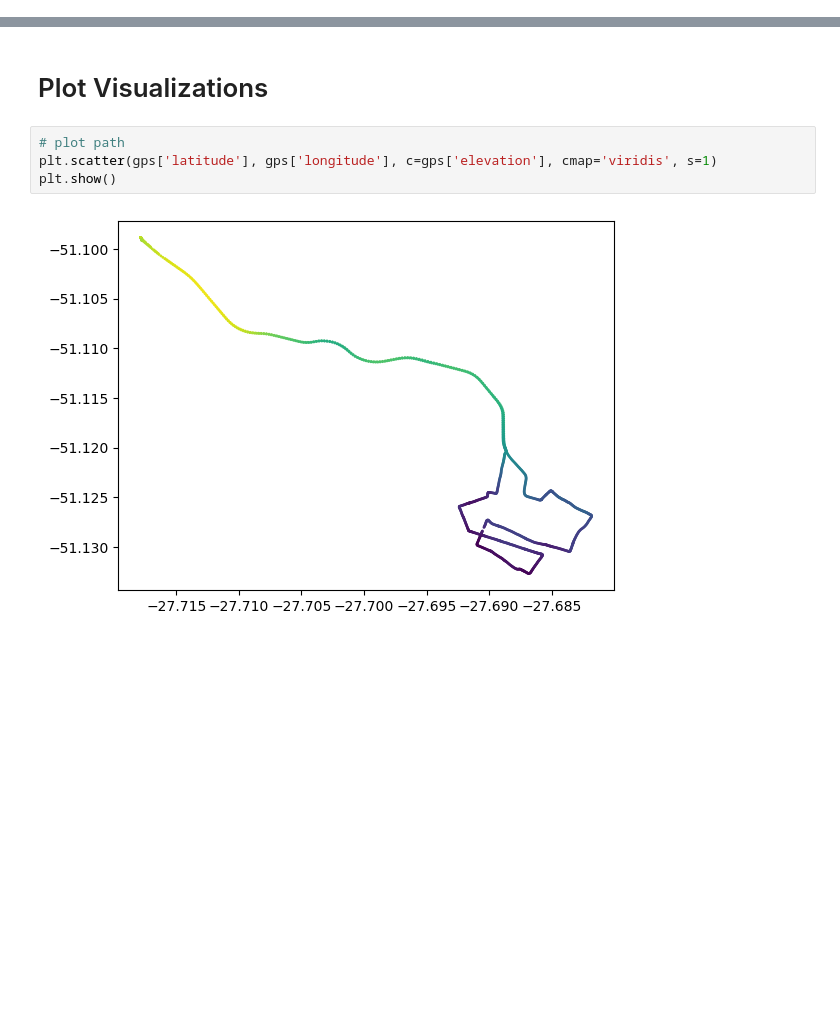
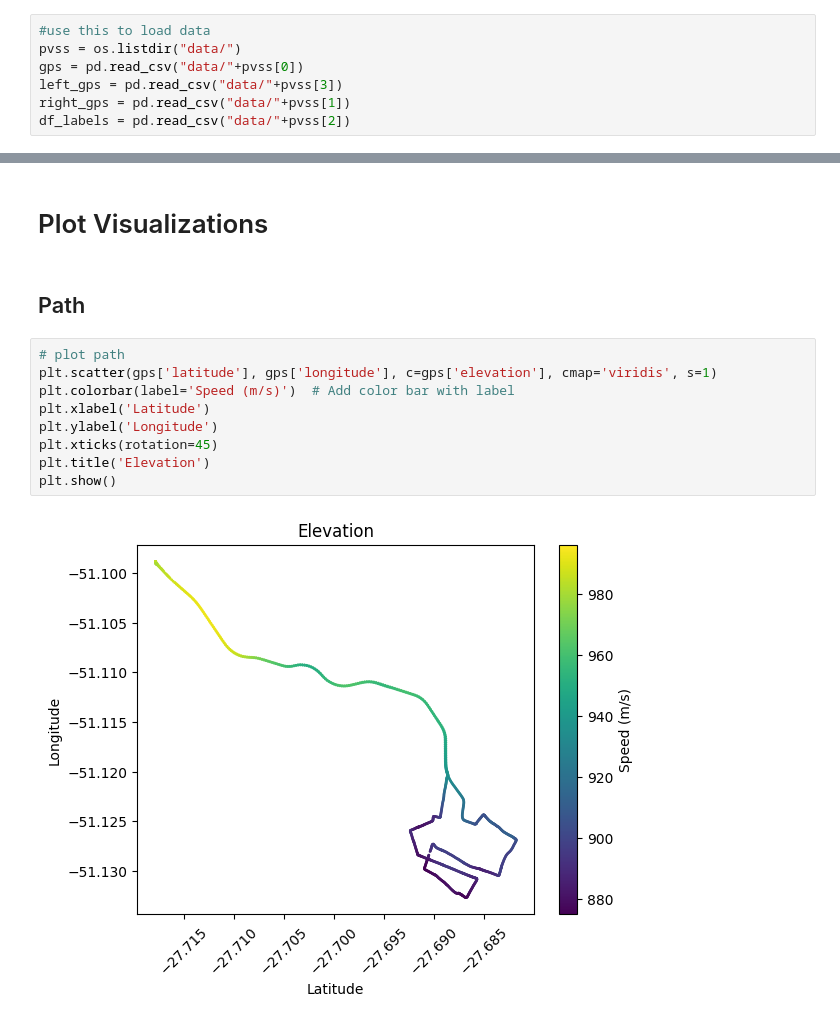
Before and after one commit to binDebug3/CarKalmanFilter, a Jupyter notebook: data_cleaning.ipynb, the cells around one changed output, grey strips where cells are left out. Cells and saved outputs as stored; diff of their text form; blank space fills up the shorter version.

Commit message:
Added data, added some plots

```diff
--- a/data_cleaning.ipynb
+++ b/data_cleaning.ipynb
@@ -52,6 +81,13 @@ right_gps = pd.read_csv(csvs[2])
 df_labels = pd.read_csv(csvs[3])
 # %% [output]
 ['./../data/pvs1\\dataset_gps.csv', './../data/pvs1\\dataset_gps_mpu_left.csv', './../data/pvs1\\dataset_gps_mpu_right.csv', './../data/pvs1\\dataset_labels.csv', './../data/pvs1\\dataset_settings_lef ...
+# %%
+#use this to load data
+pvss = os.listdir("data/")
+gps = pd.read_csv("data/"+pvss[0])
+left_gps = pd.read_csv("data/"+pvss[3])
+right_gps = pd.read_csv("data/"+pvss[1])
+df_labels = pd.read_csv("data/"+pvss[2])
 # %%
 def clean_gps(df):
     """
@@ -224,8 +267,15 @@ left_gps.describe()
 # %% [markdown]
 # Plot Visualizations
+# %% [markdown]
+## Path
 # %%
 # plot path
 plt.scatter(gps['latitude'], gps['longitude'], c=gps['elevation'], cmap='viridis', s=1)
+plt.colorbar(label='Speed (m/s)')  # Add color bar with label
+plt.xlabel('Latitude')
+plt.ylabel('Longitude')
+plt.xticks(rotation=45)
+plt.title('Elevation')
 plt.show()
 # %% [output]
-[figure, old version]
+[figure, new version]
```
Also changed, not shown: parts of 12 cells of this notebook, 5 other files.
